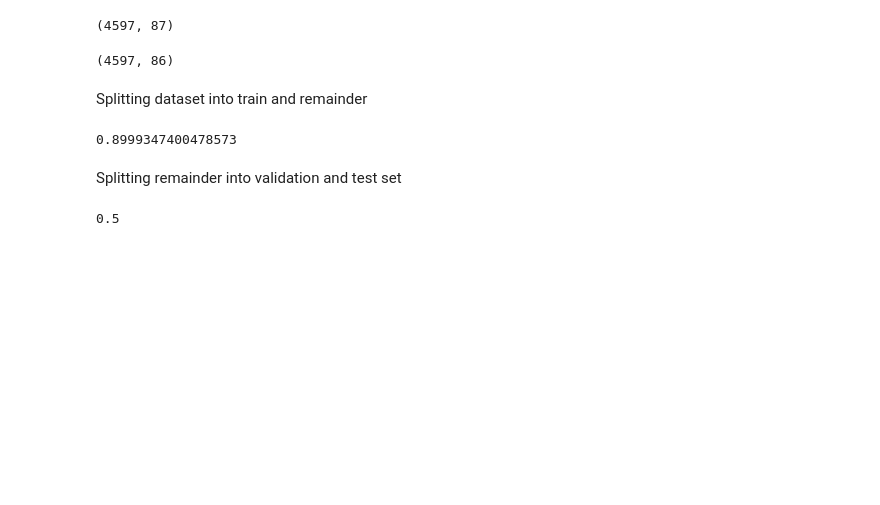
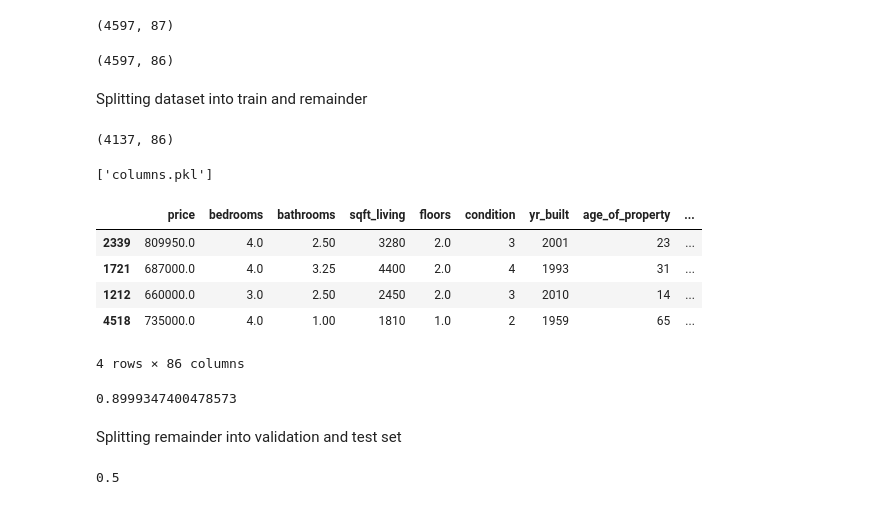
Before and after one commit to yash-vasani-01/CSI-25_project, a Jupyter notebook: House_Price_Prediction.ipynb, the cells around one changed output. Drawn from its saved outputs; the diff is of its cells as text; code cells hidden in the pictures; blank space fills up the shorter version.

```diff
--- a/House_Price_Prediction.ipynb
+++ b/House_Price_Prediction.ipynb
@@ -536,6 +536,24 @@ Splitting dataset into train and remainder
 # %%
 from sklearn.model_selection import train_test_split
 X_train, X_rem, y_train, y_rem = train_test_split(X, y, test_size=0.1, random_state=42)
+# %%
+X_train.shape
+# %% [output]
+(4137, 86)
+# %%
+import joblib
+joblib.dump(X_train.columns.tolist(), "columns.pkl")
+# %% [output]
+['columns.pkl']
+# %%
+X_train.head(4)
+# %% [output]
+|  | price | bedrooms | bathrooms | sqft_living | floors | condition | yr_built | age_of_property | ... |
+| 2339 | 809950.0 | 4.0 | 2.50 | 3280 | 2.0 | 3 | 2001 | 23 | ... |
+| 1721 | 687000.0 | 4.0 | 3.25 | 4400 | 2.0 | 4 | 1993 | 31 | ... |
+| 1212 | 660000.0 | 3.0 | 2.50 | 2450 | 2.0 | 3 | 2010 | 14 | ... |
+| 4518 | 735000.0 | 4.0 | 1.00 | 1810 | 1.0 | 2 | 1959 | 65 | ... |
+4 rows × 86 columns
 # %%
 print(len(X_train) / len(df))
 # %% [output]
```
Also changed, not shown: parts of 12 cells of this notebook, 3 other files.
